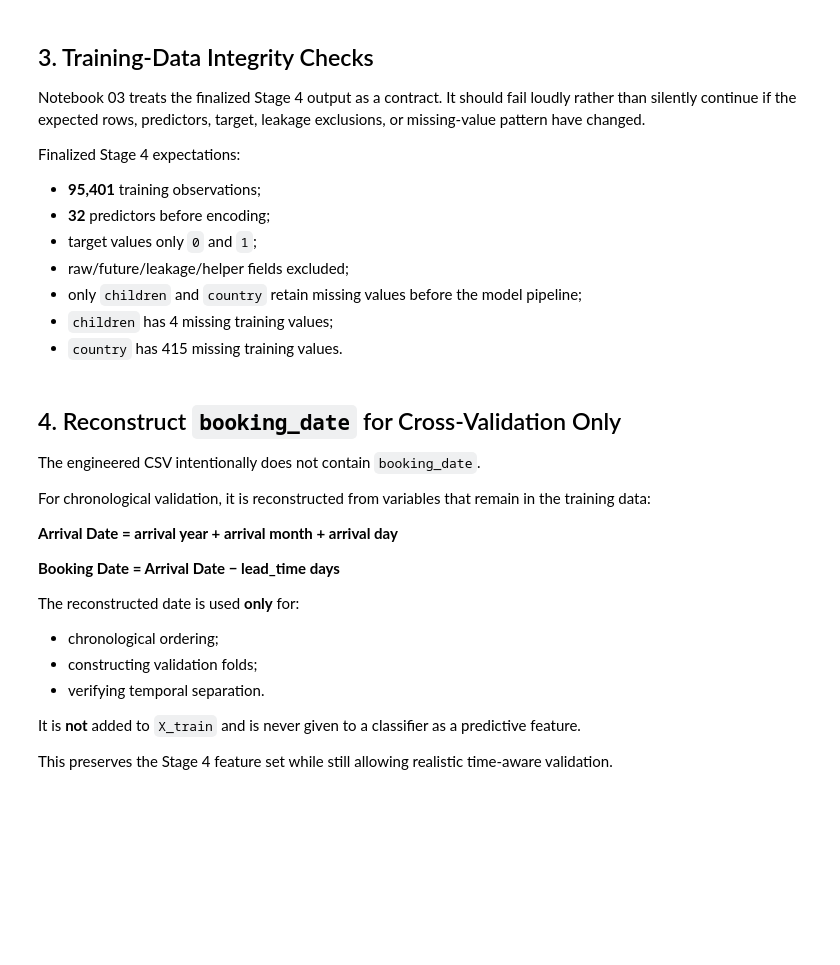
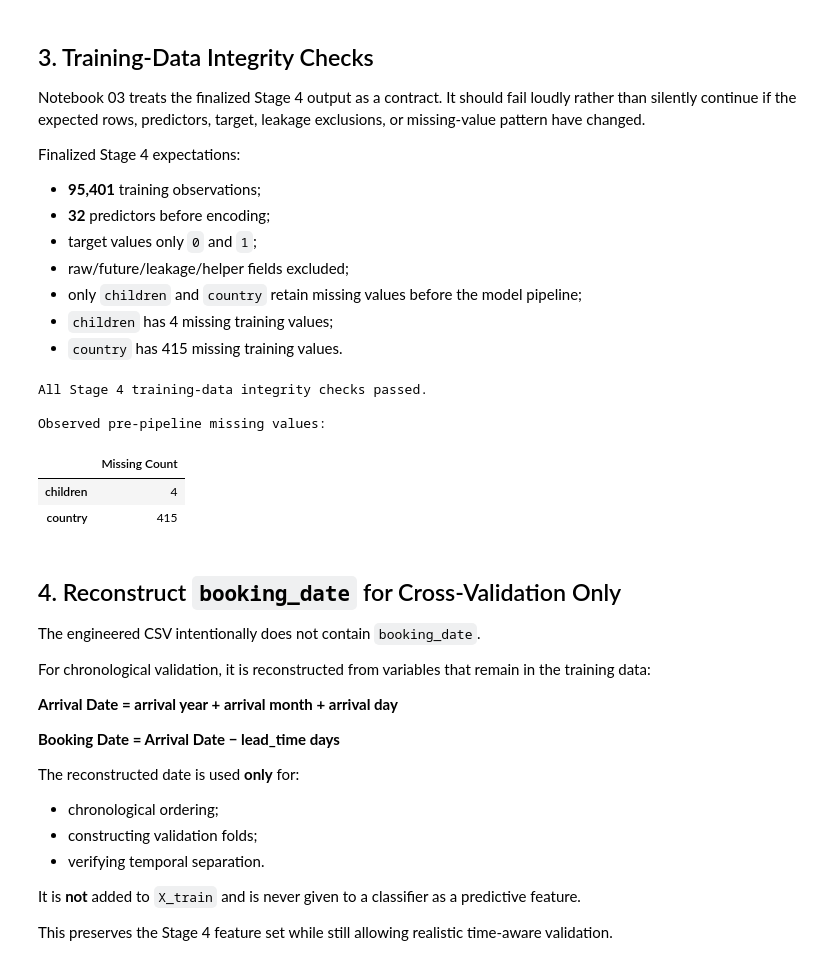
Before and after one commit to sudulran/IT3051-Group27-Hotel-Cancellation-Prediction, a Jupyter notebook: notebooks/03_Model_Development_Comparison.ipynb, the cells around one changed output. Drawn from its saved outputs; the diff is of its cells as text; code cells hidden in the pictures; blank space fills up the shorter version.

```diff
--- a/notebooks/03_Model_Development_Comparison.ipynb
+++ b/notebooks/03_Model_Development_Comparison.ipynb
@@ -255,35 +310,44 @@ assert not forbidden_present, (
     f'Forbidden leakage/timing/identifier/helper columns found: {forbidden_present}'
 )
 
 missing_counts = X_train.isna().sum()
 nonzero_missing = missing_counts[missing_counts > 0]
 
 expected_missing_counts = pd.Series(
     {'children': 4, 'country': 415},
     dtype='int64',
 )
 
 assert set(nonzero_missing.index) == set(expected_missing_counts.index), (
     'Unexpected missing-value columns found. '
     f'Observed: {nonzero_missing.to_dict()}'
 )
 for column, expected_count in expected_missing_counts.items():
     assert int(missing_counts[column]) == expected_count, (
         f"Expected {expected_count} missing values in '{column}', "
         f'found {int(missing_counts[column])}.'
     )
 
-assert X_train['booking_month'].dtype == object, (
-    'booking_month should be restored as a categorical/string column.'
+assert pd.api.types.is_string_dtype(
+    X_train["booking_month"]
+), (
+    "booking_month should be restored as a categorical/string column."
 )
 
 # Demonstrate that final-test variables are not part of this runtime state.
 assert 'X_test' not in globals()
 assert 'y_test' not in globals()
 
 print('All Stage 4 training-data integrity checks passed.')
 print('\nObserved pre-pipeline missing values:')
 display(nonzero_missing.to_frame('Missing Count'))
+# %% [output]
+All Stage 4 training-data integrity checks passed.
+
+Observed pre-pipeline missing values:
+|  | Missing Count |
+| children | 4 |
+| country | 415 |
 # %% [markdown]
 ## 4. Reconstruct `booking_date` for Cross-Validation Only
 
```
Also changed, not shown: parts of 27 cells of this notebook, 36 other files.
